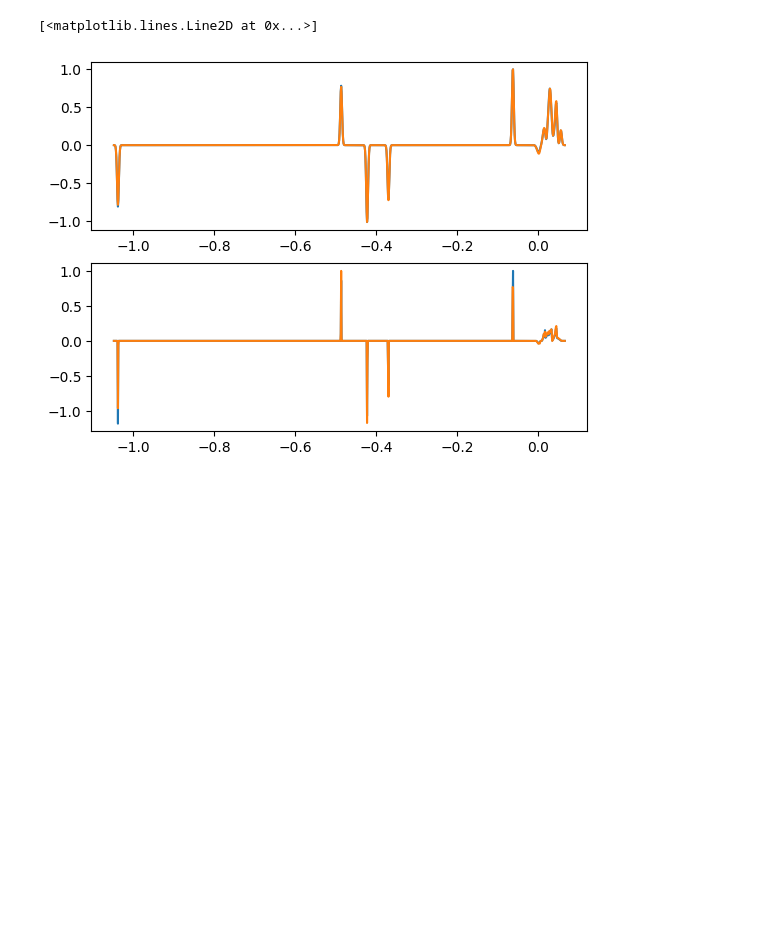
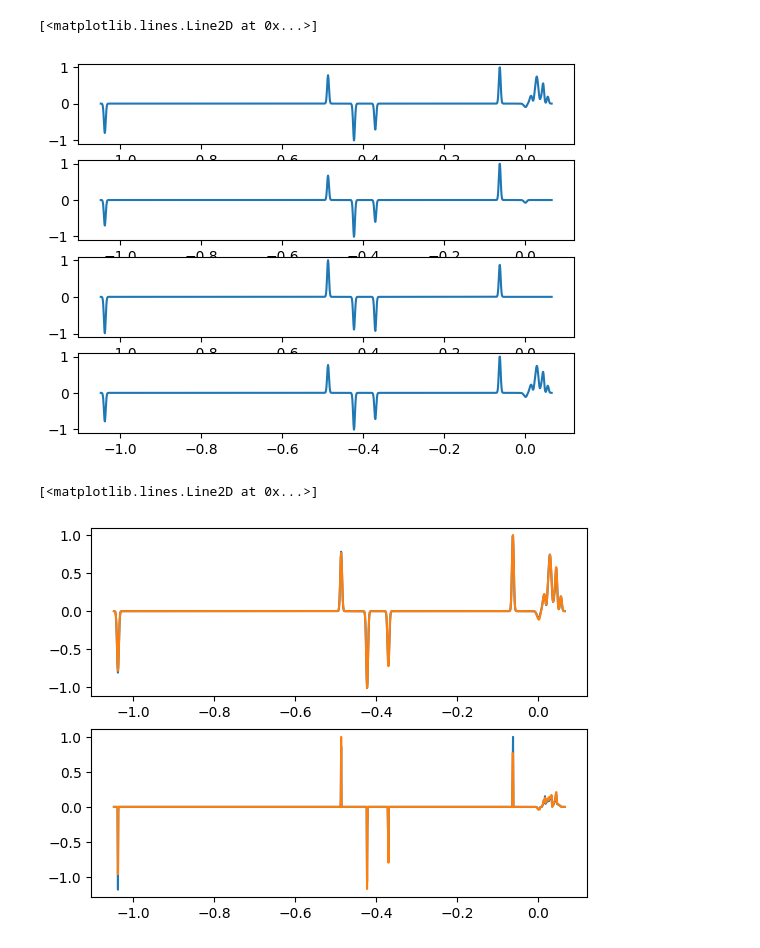
Before and after one commit to benrich37/crawfish, a Jupyter notebook: examples/N2.ipynb, the cells around one changed output. Saved outputs shown, nothing was run; the diff lists cells and outputs as text; code cells hidden in the pictures; blank space fills up the shorter version.

```diff
--- a/examples/N2.ipynb
+++ b/examples/N2.ipynb
@@ -3,6 +3,30 @@ from crawfish.utils.testing import EXAMPLE_CALC_DIRS_DIR
 
 n2_calcdir = EXAMPLE_CALC_DIRS_DIR / "N2_bare_min"
 assert n2_calcdir.exists()
+# %%
+from crawfish.core.elecdata import ElecData
+import matplotlib.pyplot as plt
+from crawfish.funcs.pcohp import get_pcohp
+fig, ax = plt.subplots(nrows=4)
+edata = ElecData(n2_calcdir)
+edata.norm_projs_t1()
+erange, pdos = get_pcohp(edata, idcs1=0, idcs2=1, lti=False, res=0.001, norm_max=True)
+ax[0].plot(erange, pdos)
+edata = ElecData(n2_calcdir)
+edata.norm_projs_t1(mute_excess_bands=True)
+erange, pdos = get_pcohp(edata, idcs1=0, idcs2=1, lti=False, res=0.001, norm_max=True)
+ax[1].plot(erange, pdos)
+edata = ElecData(n2_calcdir)
+edata.norm_projs_t2(mute_excess_bands=True)
+erange, pdos = get_pcohp(edata, idcs1=0, idcs2=1, lti=False, res=0.001, norm_max=True)
+ax[2].plot(erange, pdos)
+edata = ElecData(n2_calcdir)
+edata.norm_projs_t3()
+erange, pdos = get_pcohp(edata, idcs1=0, idcs2=1, lti=False, res=0.001, norm_max=True)
+ax[3].plot(erange, pdos)
+# %% [output]
+[<matplotlib.lines.Line2D at 0x...>]
+[figure, added]
 # %%
 from crawfish.core.elecdata import ElecData
 import matplotlib.pyplot as plt
```
Also changed, not shown: 8 other files.
